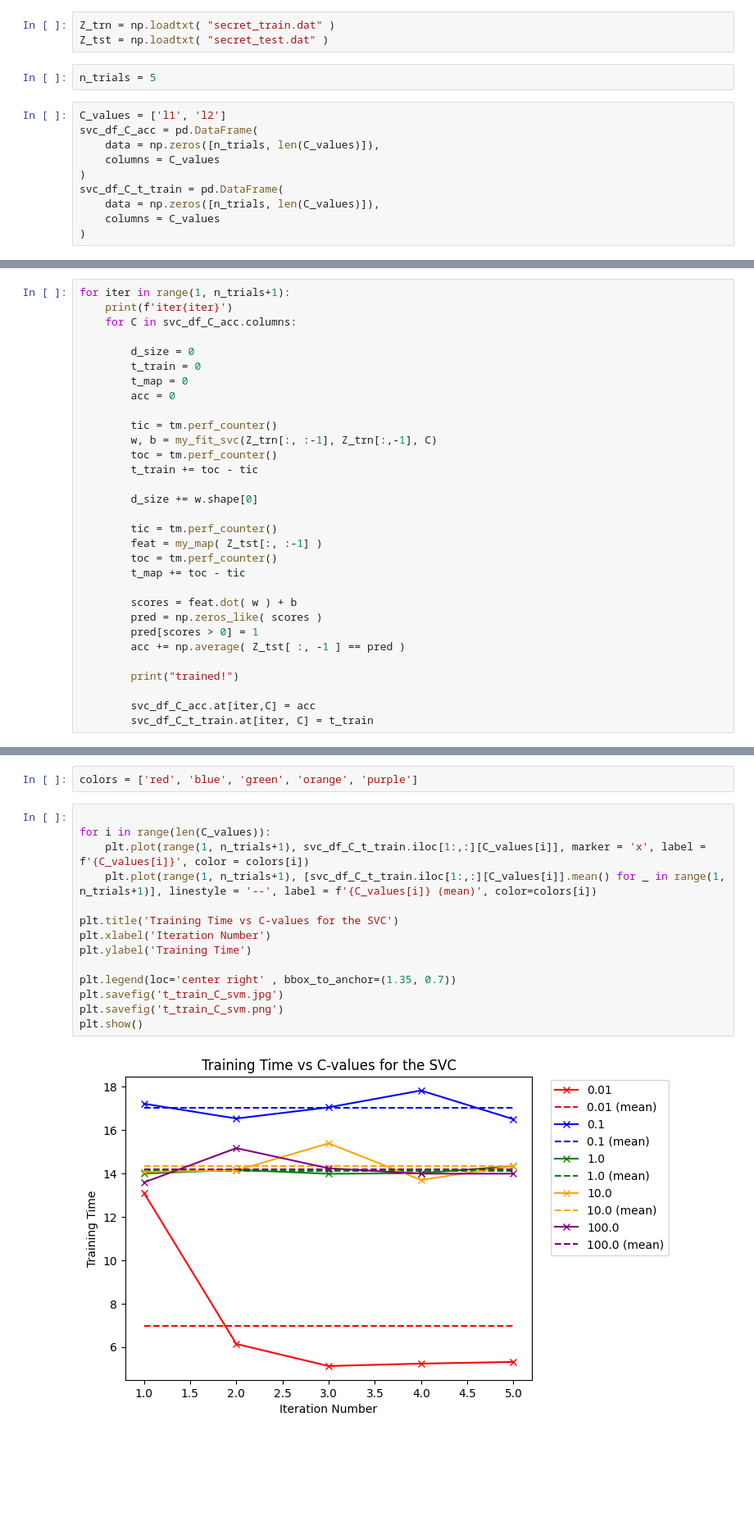
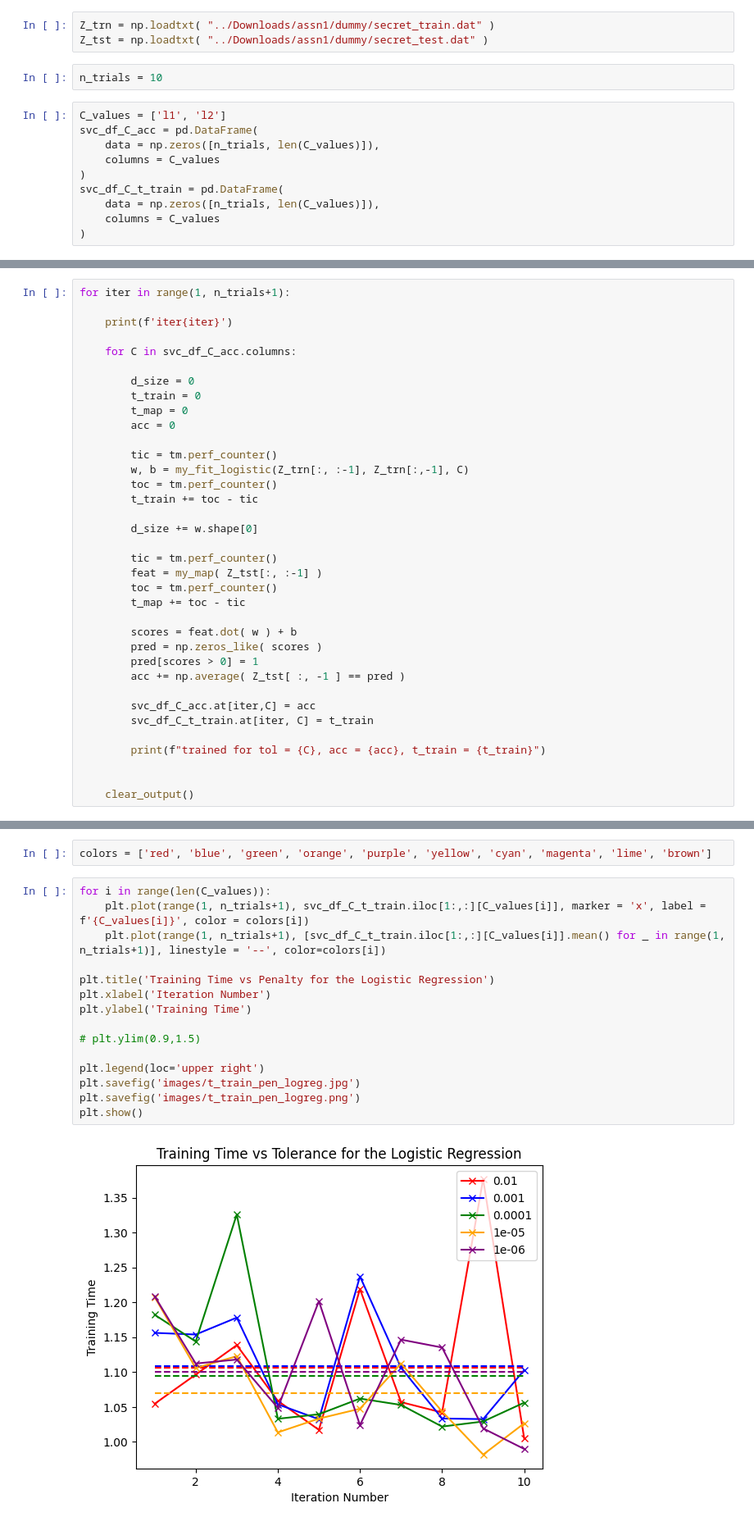
Before and after one commit to laveshg21/CS771, a Jupyter notebook: assgn1/Assignment_1_Part_C_.ipynb, the cells around one changed output, grey strips where cells are left out. Shown: that part at 82% size. Drawn from its saved outputs; the diff is of its cells as text; blank space fills up the shorter version.

Commit message:
Training charts

```diff
--- a/assgn1/Assignment_1_Part_C_.ipynb
+++ b/assgn1/Assignment_1_Part_C_.ipynb
@@ -48,8 +59,8 @@ def my_fit_svc(X_train, y_train, C):
 # %%
-Z_trn = np.loadtxt( "secret_train.dat" )
-Z_tst = np.loadtxt( "secret_test.dat" )
+Z_trn = np.loadtxt( "../Downloads/assn1/dummy/secret_train.dat" )
+Z_tst = np.loadtxt( "../Downloads/assn1/dummy/secret_test.dat" )
 # %%
-n_trials = 5
+n_trials = 10
 # %%
 C_values = ['l1', 'l2']
 svc_df_C_acc = pd.DataFrame(
@@ -63,6 +76,8 @@ svc_df_C_t_train = pd.DataFrame(
 # %%
 for iter in range(1, n_trials+1):
+
     print(f'iter{iter}')
+
     for C in svc_df_C_acc.columns:
 
         d_size = 0
@@ -71,7 +86,7 @@ for iter in range(1, n_trials+1):
         acc = 0
 
         tic = tm.perf_counter()
-        w, b = my_fit_svc(Z_trn[:, :-1], Z_trn[:,-1], C)
+        w, b = my_fit_logistic(Z_trn[:, :-1], Z_trn[:,-1], C)
         toc = tm.perf_counter()
         t_train += toc - tic
 
@@ -87,7 +102,10 @@ for iter in range(1, n_trials+1):
         pred[scores > 0] = 1
         acc += np.average( Z_tst[ :, -1 ] == pred )
 
-        print("trained!")
-
         svc_df_C_acc.at[iter,C] = acc
         svc_df_C_t_train.at[iter, C] = t_train
+
+        print(f"trained for tol = {C}, acc = {acc}, t_train = {t_train}")
+
+
+    clear_output()
@@ -98,19 +115,20 @@ svc_df_C_t_train.shape
 # %%
-colors = ['red', 'blue', 'green', 'orange', 'purple']
+colors = ['red', 'blue', 'green', 'orange', 'purple', 'yellow', 'cyan', 'magenta', 'lime', 'brown']
 # %%
-
 for i in range(len(C_values)):
     plt.plot(range(1, n_trials+1), svc_df_C_t_train.iloc[1:,:][C_values[i]], marker = 'x', label = f'{C_values[i]}', color = colors[i])
-    plt.plot(range(1, n_trials+1), [svc_df_C_t_train.iloc[1:,:][C_values[i]].mean() for _ in range(1, n_trials+1)], linestyle = '--', label = f'{C_values[i]} (mean)', color=colors[i])
+    plt.plot(range(1, n_trials+1), [svc_df_C_t_train.iloc[1:,:][C_values[i]].mean() for _ in range(1, n_trials+1)], linestyle = '--', color=colors[i])
 
-plt.title('Training Time vs C-values for the SVC')
+plt.title('Training Time vs Penalty for the Logistic Regression')
 plt.xlabel('Iteration Number')
 plt.ylabel('Training Time')
 
-plt.legend(loc='center right' , bbox_to_anchor=(1.35, 0.7))
-plt.savefig('t_train_C_svm.jpg')
-plt.savefig('t_train_C_svm.png')
+# plt.ylim(0.9,1.5)
+
+plt.legend(loc='upper right')
+plt.savefig('images/t_train_pen_logreg.jpg')
+plt.savefig('images/t_train_pen_logreg.png')
 plt.show()
 # %% [output]
-[figure, old version]
+[figure, new version]
 # %%
```
Also changed, not shown: parts of 8 cells of this notebook.
